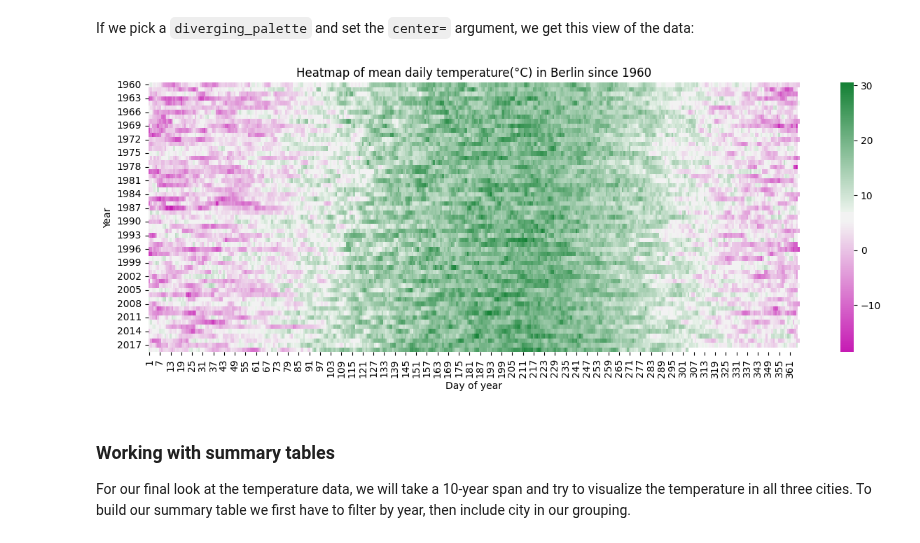
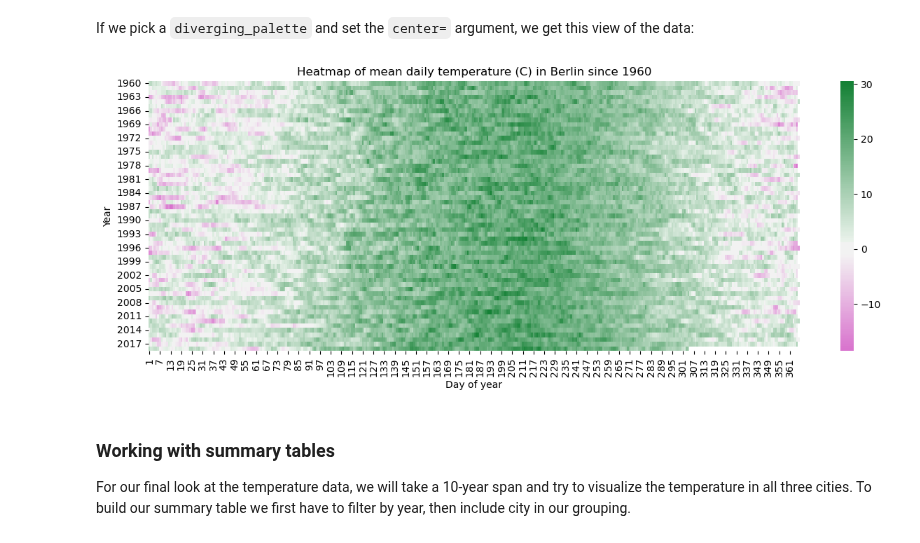
Before and after one commit to satam2/CS133-Data-Vis, a Jupyter notebook: Module05_matricies-heatmaps/M05_Colab13_heatmap_clustermaps.ipynb, the cells around one changed output. Drawn from its saved outputs; the diff is of its cells as text; code cells hidden in the pictures.

```diff
--- a/Module05_matricies-heatmaps/M05_Colab13_heatmap_clustermaps.ipynb
+++ b/Module05_matricies-heatmaps/M05_Colab13_heatmap_clustermaps.ipynb
@@ -323,15 +372,11 @@ cmap = sns.diverging_palette(316, 133, 95, 47, 10, 15, center="light", as_cmap=T
 # cmap = sns.diverging_palette(232, 0, 83, 68, 30, 16, center="dark", as_cmap=True)
 # cmap = sns.diverging_palette(196, 291, 61, 75, 21, 15, center="light", as_cmap=True)
 # %%
-plt.figure(figsize=(15,5))
-
-sns.heatmap(berlin_summary,
-            cmap=cmap)
-plt.title(
-    "Heatmap of mean daily temperature(°C) in Berlin since 1960"
-);
+plt.figure(figsize=(15, 5))
+sns.heatmap(berlin_summary, cmap=cmap, center=0)
+plt.title("Heatmap of mean daily temperature (C) in Berlin since 1960");
 # %% [output]
-[figure, old version]
+[figure, new version]
 # %% [markdown]
 ### Working with summary tables
 For our final look at the temperature data, we will take a 10-year span and try to visualize the temperature in all three cities. To build our summary table we first have to filter by year, then include city in our grouping.
```
Also changed, not shown: parts of 22 cells of this notebook, 1 other file.
